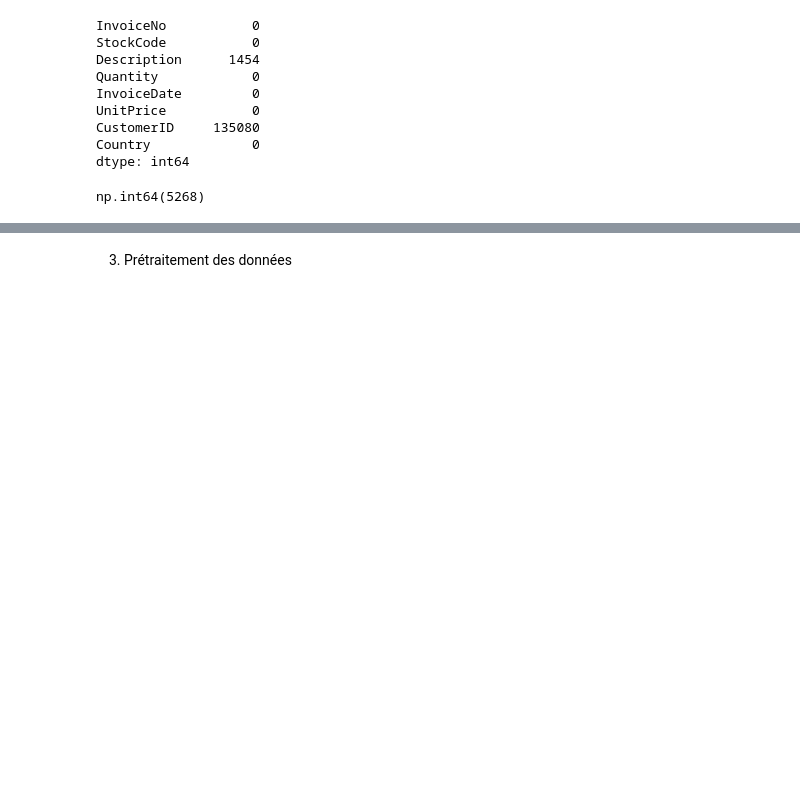
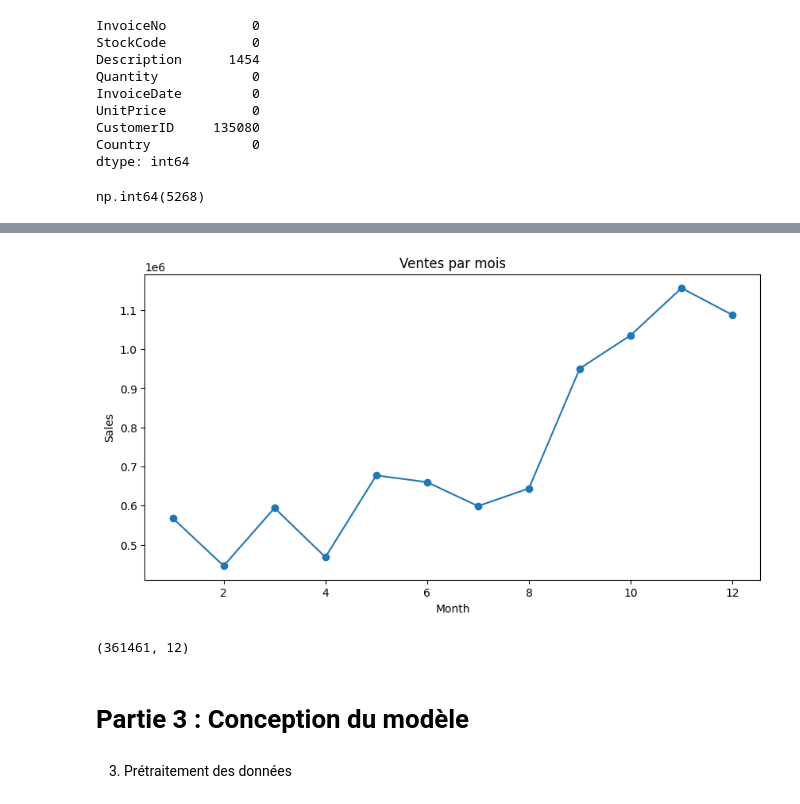
Before and after one commit to saoftware/sale_evaluate, a Jupyter notebook: tp5.ipynb, the cells around one changed output, grey strips where cells are left out. Drawn from its saved outputs; the diff is of its cells as text; code cells hidden in the pictures; blank space fills up the shorter version.

```diff
--- a/tp5.ipynb
+++ b/tp5.ipynb
@@ -131,3 +208,34 @@ plt.show()
+# %%
+# Analyse temporelle
+df['InvoiceDate'] = pd.to_datetime(df['InvoiceDate'])
+
+df['Month'] = df['InvoiceDate'].dt.month
+df['Day'] = df['InvoiceDate'].dt.day
+df['Hour'] = df['InvoiceDate'].dt.hour
+
+monthly_sales = df.groupby('Month')['Sales'].sum()
+
+plt.figure(figsize=(10,5))
+monthly_sales.plot(marker='o')
+plt.title("Ventes par mois")
+plt.ylabel("Sales")
+plt.show()
+# %% [output]
+[figure, added]
+# %%
+# Suppression des valeurs aberrantes
+Q1 = df['Sales'].quantile(0.25)
+Q3 = df['Sales'].quantile(0.75)
+IQR = Q3 - Q1
+
+dfa = df[(df['Sales'] >= Q1 - 1.5 * IQR) &
+        (df['Sales'] <= Q3 + 1.5 * IQR)]
+
+dfa.shape
+# %% [output]
+(361461, 12)
+# %% [markdown]
+# Partie 3 : Conception du modèle
 # %% [markdown]
 3) Prétraitement des données
 # %%
```
Also changed, not shown: parts of 35 cells of this notebook, 5 other files.
